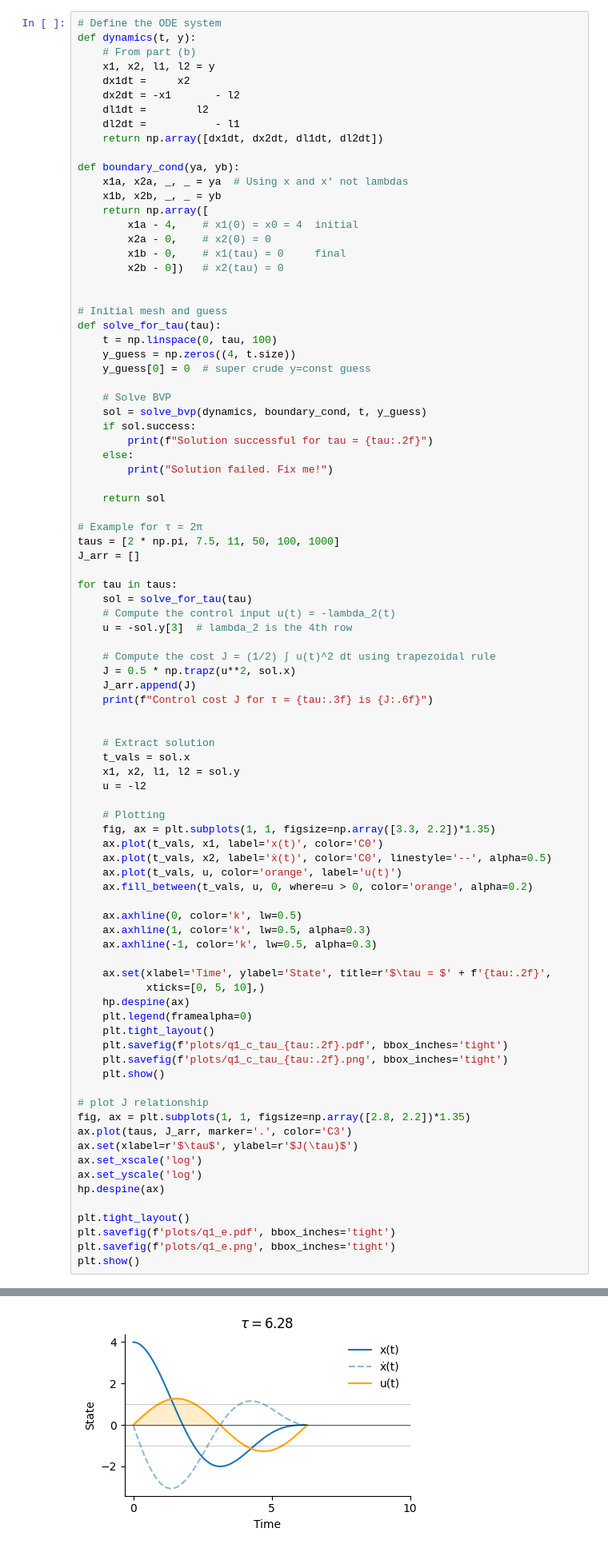
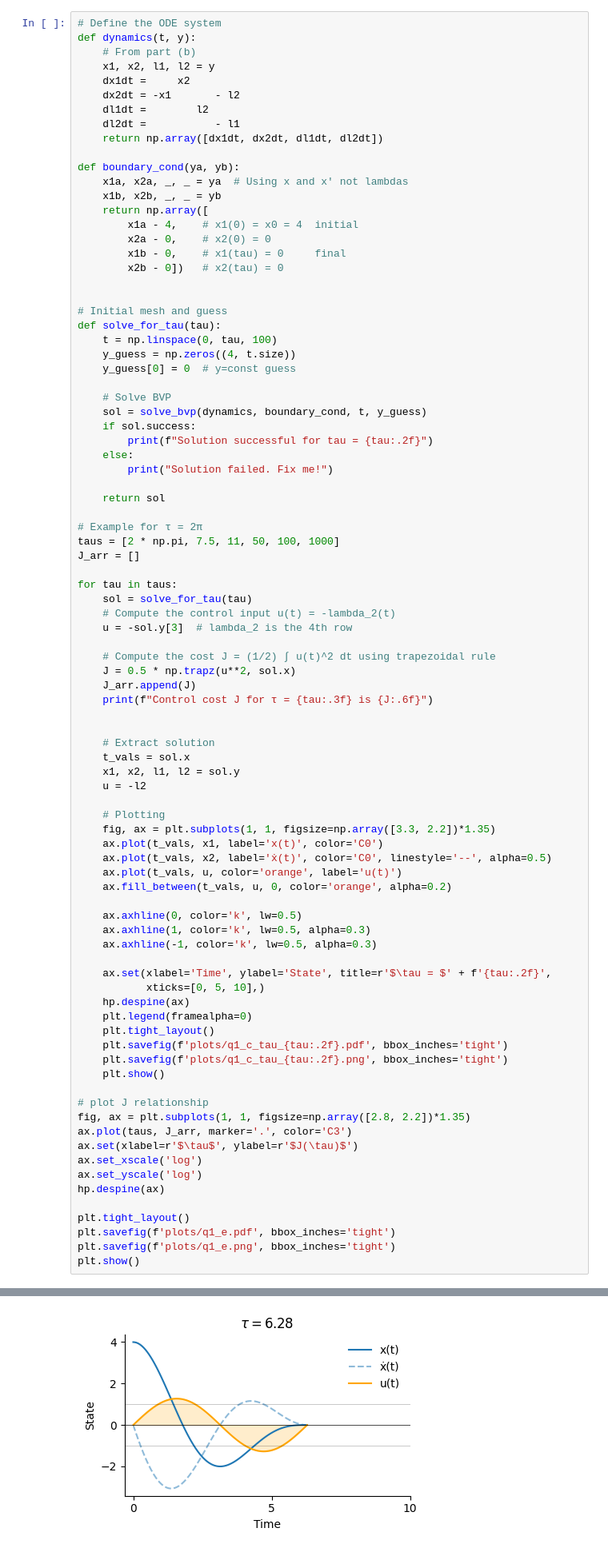
Before and after one commit to Ham0osh/phys_445, a Jupyter notebook: PHYS 887/A2.ipynb, the cells around one changed output, grey strips where cells are left out. Shown at 80% size. Saved outputs shown, nothing was run; the diff lists cells and outputs as text.

```diff
--- a/PHYS 887/A2.ipynb
+++ b/PHYS 887/A2.ipynb
@@ -28,7 +28,7 @@ def boundary_cond(ya, yb):
 def solve_for_tau(tau):
     t = np.linspace(0, tau, 100)
     y_guess = np.zeros((4, t.size))
-    y_guess[0] = 0  # super crude y=const guess
+    y_guess[0] = 0  # y=const guess
 
     # Solve BVP
     sol = solve_bvp(dynamics, boundary_cond, t, y_guess)
@@ -64,36 +64,36 @@ for tau in taus:
     ax.plot(t_vals, x1, label='x(t)', color='C0')
     ax.plot(t_vals, x2, label='ẋ(t)', color='C0', linestyle='--', alpha=0.5)
     ax.plot(t_vals, u, color='orange', label='u(t)')
-    ax.fill_between(t_vals, u, 0, where=u > 0, color='orange', alpha=0.2)
+    ax.fill_between(t_vals, u, 0, color='orange', alpha=0.2)
 
     ax.axhline(0, color='k', lw=0.5)
     ax.axhline(1, color='k', lw=0.5, alpha=0.3)
     ax.axhline(-1, color='k', lw=0.5, alpha=0.3)
 
     ax.set(xlabel='Time', ylabel='State', title=r'$\tau = $' + f'{tau:.2f}',
            xticks=[0, 5, 10],)
     hp.despine(ax)
     plt.legend(framealpha=0)
     plt.tight_layout()
     plt.savefig(f'plots/q1_c_tau_{tau:.2f}.pdf', bbox_inches='tight')
     plt.savefig(f'plots/q1_c_tau_{tau:.2f}.png', bbox_inches='tight')
     plt.show()
 
 # plot J relationship
 fig, ax = plt.subplots(1, 1, figsize=np.array([2.8, 2.2])*1.35)
 ax.plot(taus, J_arr, marker='.', color='C3')
 ax.set(xlabel=r'$\tau$', ylabel=r'$J(\tau)$')
 ax.set_xscale('log')
 ax.set_yscale('log')
 hp.despine(ax)
 
 plt.tight_layout()
 plt.savefig(f'plots/q1_e.pdf', bbox_inches='tight')
 plt.savefig(f'plots/q1_e.png', bbox_inches='tight')
 plt.show()
 # %% [output]
 Solution successful for tau = 6.28
 Control cost J for τ = 6.283 is 2.546480
-[figure, old version]
+[figure, new version]
 Solution successful for tau = 7.50
 Control cost J for τ = 7.500 is 2.261506
```
Also changed, not shown: parts of 6 cells of this notebook, 2 other files.
